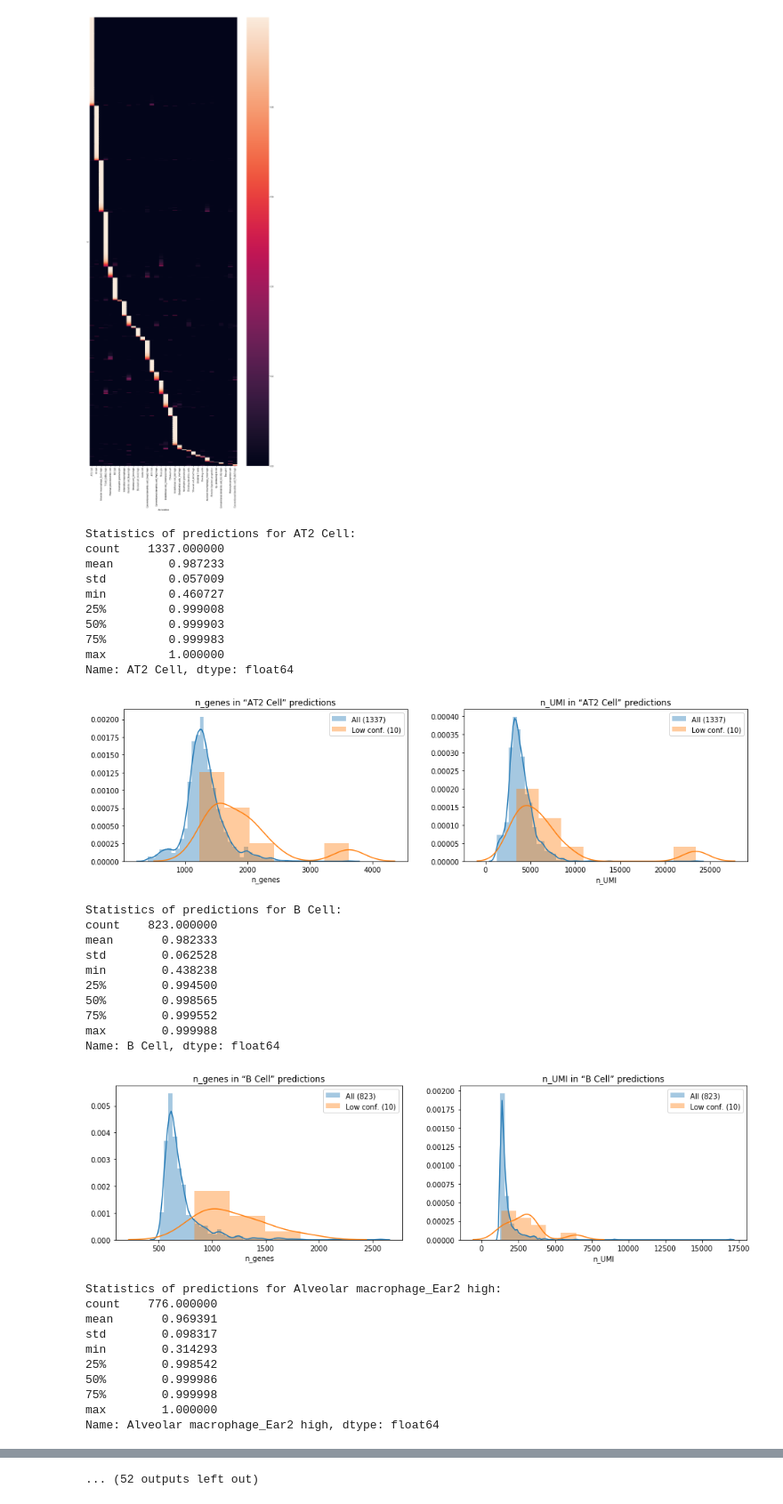
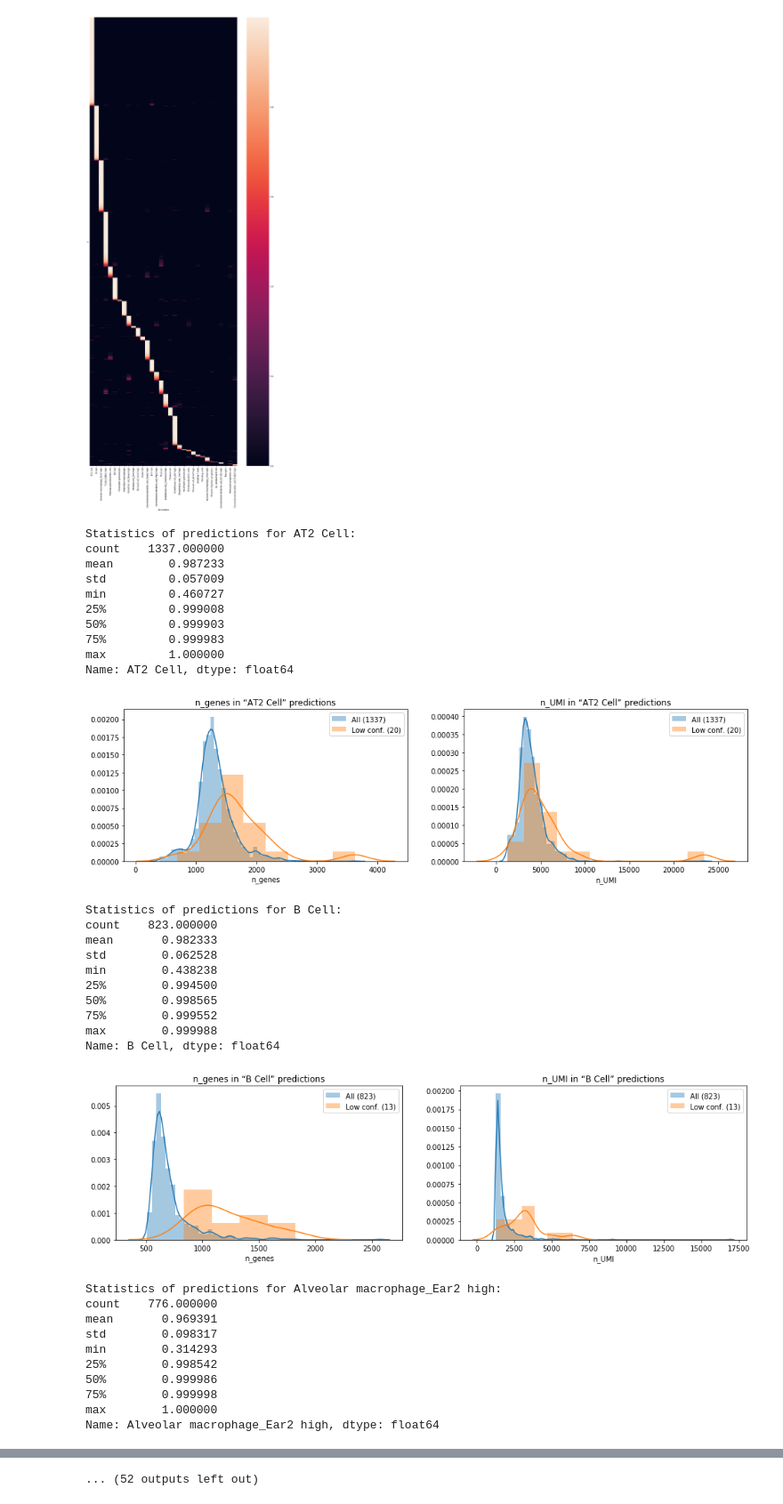
Before and after one commit to mxposed/sickle, a Jupyter notebook: 05-catboost-mca/best_model_analysis.ipynb, the cells around one changed output, grey strips where cells are left out. Shown at 89% size. Saved outputs shown, nothing was run; the diff lists cells and outputs as text; code cells hidden in the pictures.

```diff
--- a/05-catboost-mca/best_model_analysis.ipynb
+++ b/05-catboost-mca/best_model_analysis.ipynb
@@ -51,37 +51,37 @@ for column_idx, column in enumerate(sc01p.columns):
     print('Statistics of predictions for {}:'.format(column))
     print(cell_type.describe())
     cell_type_idx = cell_type.index
-    low_conf_idx = cell_type.index[cell_type < 0.6]
+    low_conf_idx = cell_type.index[cell_type < 0.7]
     high_conf_idx = cell_type.index[cell_type > 0.95]
     for var_idx, var in enumerate(tech_vars):
         ax = axes[var_idx]
         seaborn.distplot(sc01.obs.loc[cell_type_idx, var],
                          label='All ({})'.format(len(cell_type_idx)),
                          ax=ax, norm_hist=True,
                         )
         #seaborn.distplot(sc01.obs.loc[high_conf_idx, var],
         #                 label='High conf. ({})'.format(len(high_conf_idx)),
         #                 ax=ax, norm_hist=True,
         #                )
         seaborn.distplot(sc01.obs.loc[low_conf_idx, var],
                          label='Low conf. ({})'.format(len(low_conf_idx)),
                          ax=ax, norm_hist=True,
                         )
         ax.legend()
         ax.set_title('{} in “{}” predictions'.format(var, column))
     plt.show()
 # %% [output]
 Statistics of predictions for AT2 Cell:
 count    1337.000000
 mean        0.987233
 std         0.057009
 min         0.460727
 25%         0.999008
 50%         0.999903
 75%         0.999983
 max         1.000000
 Name: AT2 Cell, dtype: float64
-[figure, old version]
+[figure, new version]
 Statistics of predictions for B Cell:
 count    823.000000
 mean       0.982333
@@ -92,7 +92,7 @@ min        0.438238
 75%        0.999552
 max        0.999988
 Name: B Cell, dtype: float64
-[figure, old version]
+[figure, new version]
 Statistics of predictions for Alveolar macrophage_Ear2 high:
 count    776.000000
 mean       0.969391
```
Also changed, not shown: parts of 1 cell of this notebook.
